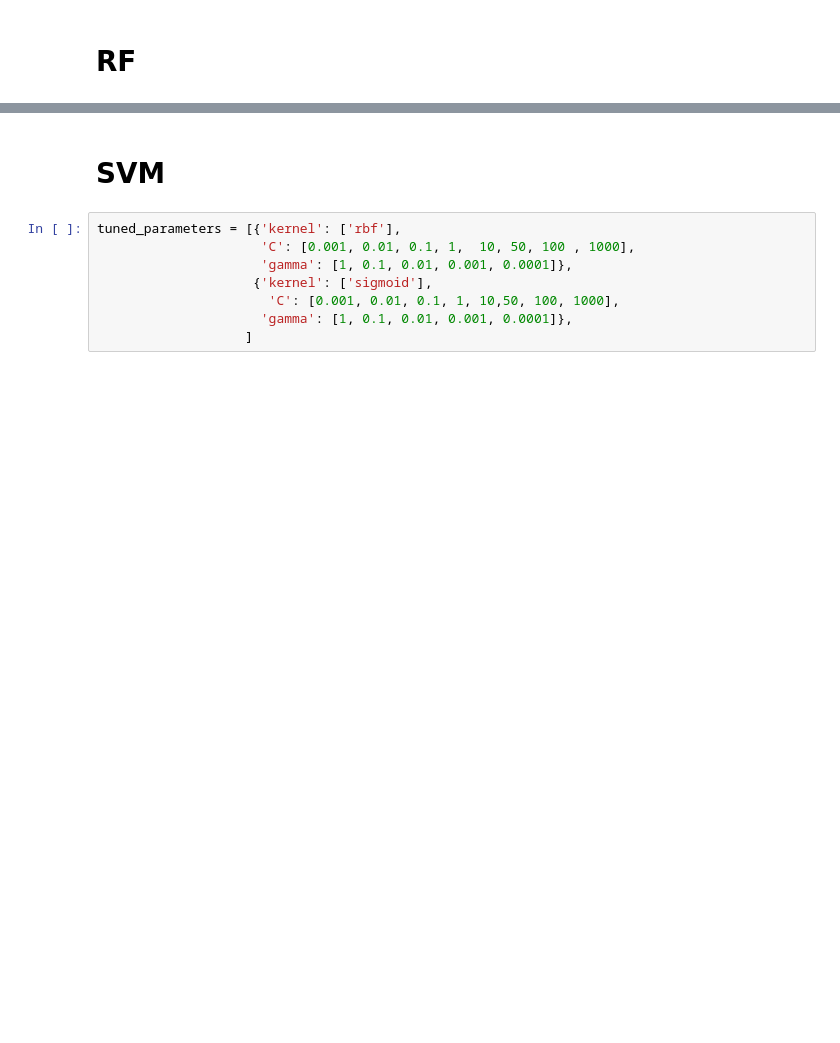
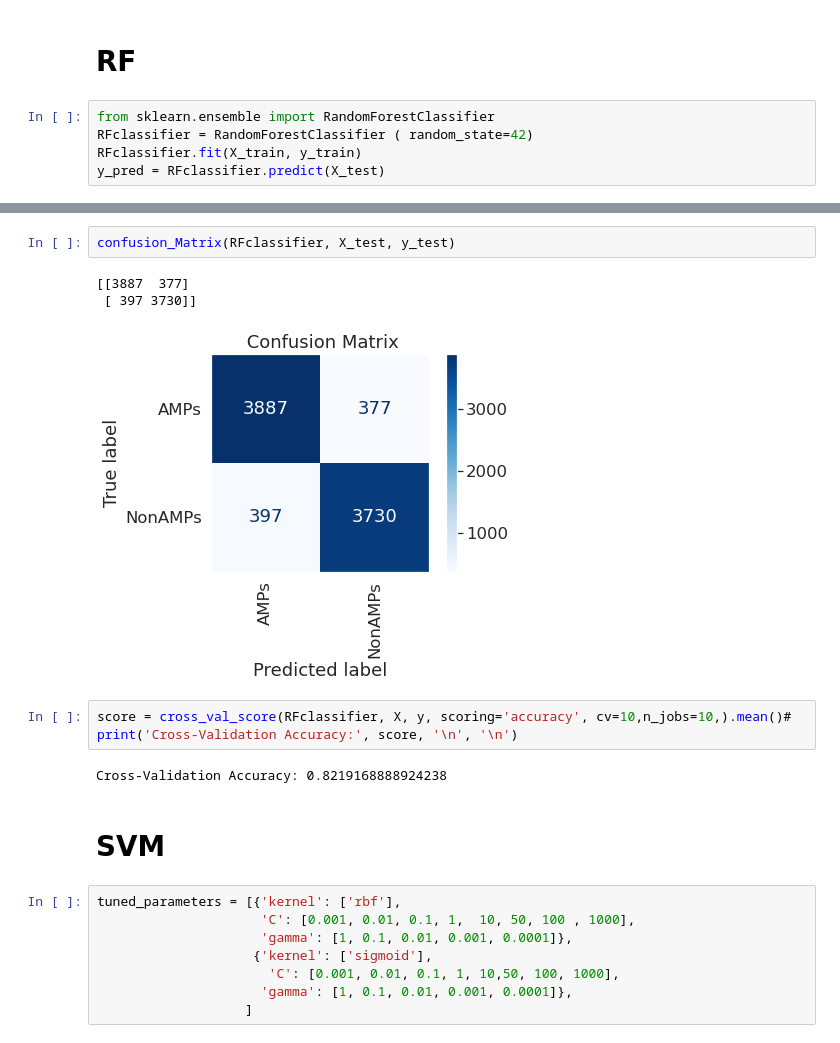
Before and after one commit to silenus092/AMPsDetector, a Jupyter notebook: Models/ML_SVM.ipynb, the cells around one changed output, grey strips where cells are left out. Cells and saved outputs as stored; diff of their text form; blank space fills up the shorter version.

```diff
--- a/Models/ML_SVM.ipynb
+++ b/Models/ML_SVM.ipynb
@@ -112,2 +159,7 @@ def create_roc_curve(Y, probabilities, class_lookup, title, ax):
 # %% [markdown]
 # RF
+# %%
+from sklearn.ensemble import RandomForestClassifier
+RFclassifier = RandomForestClassifier ( random_state=42)
+RFclassifier.fit(X_train, y_train)
+y_pred = RFclassifier.predict(X_test)
@@ -114,3 +181,14 @@ def create_roc_curve(Y, probabilities, class_lookup, title, ax):
+# %%
+confusion_Matrix(RFclassifier, X_test, y_test)
+# %% [output]
+[[3887  377]
+ [ 397 3730]]
+[figure, added]
+# %%
+score = cross_val_score(RFclassifier, X, y, scoring='accuracy', cv=10,n_jobs=10,).mean()#
+print('Cross-Validation Accuracy:', score, '\n', '\n')
+# %% [output]
+Cross-Validation Accuracy: 0.8219168888924238
 # %% [markdown]
 # SVM
 # %%
```
Also changed, not shown: parts of 8 cells of this notebook, 5 other files.
